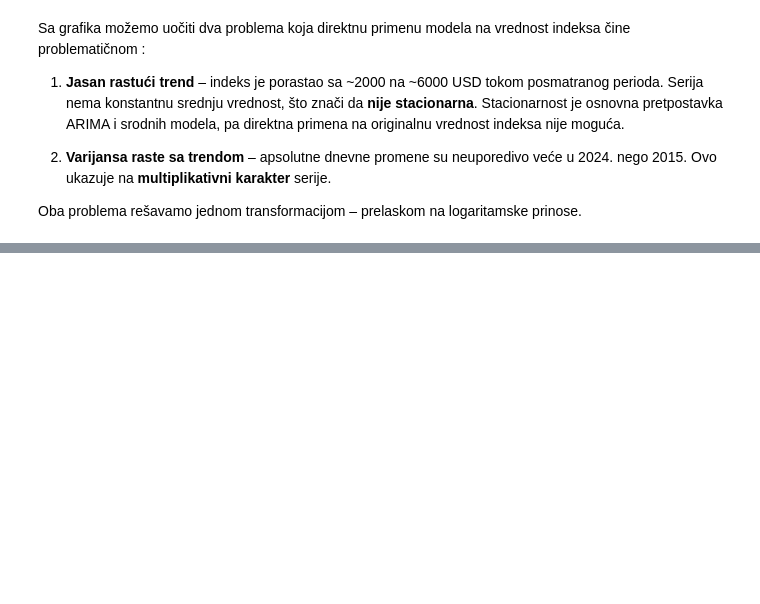
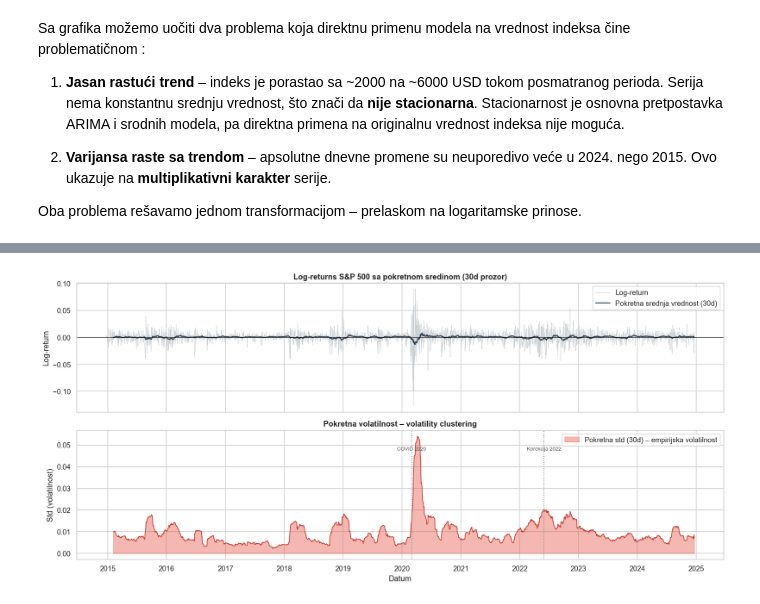
Before and after one commit to MikiKenpachi/SP500-log-returns-analysis, a Jupyter notebook: notebook.ipynb, the cells around one changed output, grey strips where cells are left out. Drawn from its saved outputs; the diff is of its cells as text; code cells hidden in the pictures; blank space fills up the shorter version.

```diff
--- a/notebook.ipynb
+++ b/notebook.ipynb
@@ -203,0 +357,46 @@ Oba problema rešavamo jednom transformacijom – prelaskom na logaritamske prin
+# %%
+window = 30  # širina posmatranog prozora k=30
+
+rolling_mean = full_df['log_return'].rolling(window).mean()
+rolling_std  = full_df['log_return'].rolling(window).std()
+
+fig, axes = plt.subplots(2, 1, figsize=(15, 7), sharex=True)
+
+# ── Gornji: log-returns + pokretna sredina ────────────────────────────
+axes[0].plot(full_df.index, full_df['log_return'],
+             color='#bdc3c7', linewidth=0.6, alpha=0.8, label='Log-return')
+axes[0].plot(rolling_mean.index, rolling_mean,
+             color='#2c3e50', linewidth=1.5,
+             label=f'Pokretna srednja vrednost ({window}d)')
+axes[0].axhline(0, color='black', linewidth=0.5)
+axes[0].set_ylabel('Log-return')
+axes[0].set_title(f'Log-returns S&P 500 sa pokretnom sredinom ({window}d prozor)',
+                   fontsize=12, fontweight='bold')
+axes[0].legend()
+
+# ── Donji: pokretna volatilnost ───────────────────────────────────────
+axes[1].fill_between(rolling_std.index, rolling_std,
+                     color='#e74c3c', alpha=0.4,
+                     label=f'Pokretna std ({window}d) – empirijska volatilnost')
+axes[1].plot(rolling_std.index, rolling_std, color='#c0392b', linewidth=1.0)
+
+for datum, tekst in [
+    ('2020-03-01', 'COVID 2020'),
+    ('2022-06-01', 'Korekcija 2022'),
+]:
+    axes[1].axvline(pd.Timestamp(datum), color='#7f8c8d', linestyle=':', linewidth=1.2)
+    axes[1].text(pd.Timestamp(datum), rolling_std.max() * 0.88,
+                 tekst, fontsize=8, ha='center', color='#555')
+
+axes[1].set_ylabel('Std (volatilnost)')
+axes[1].set_xlabel('Datum')
+axes[1].set_title('Pokretna volatilnost – volatility clustering',
+                   fontsize=12, fontweight='bold')
+axes[1].legend()
+
+axes[1].xaxis.set_major_formatter(mdates.DateFormatter('%Y'))
+axes[1].xaxis.set_major_locator(mdates.YearLocator())
+plt.tight_layout()
+plt.show()
+# %% [output]
+[figure, added]
```
Also changed, not shown: parts of 49 cells of this notebook, 4 other files.
